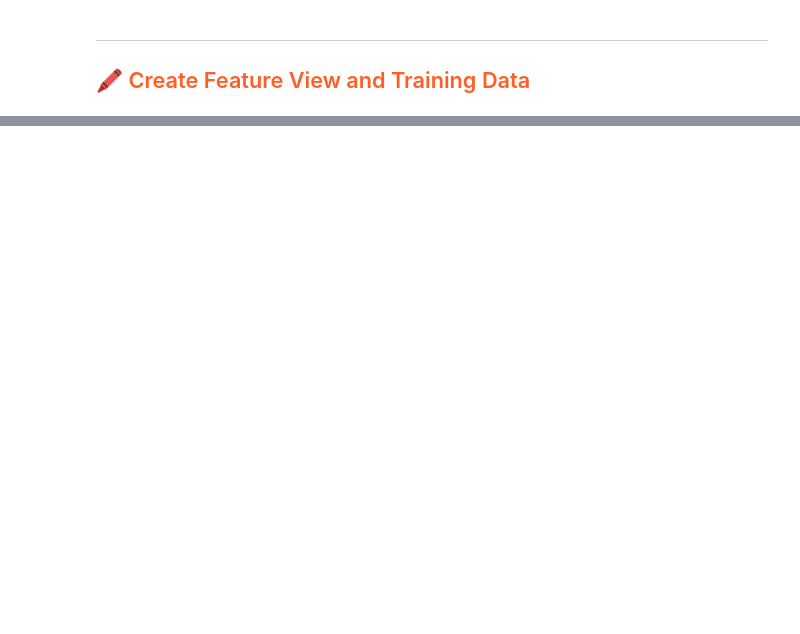
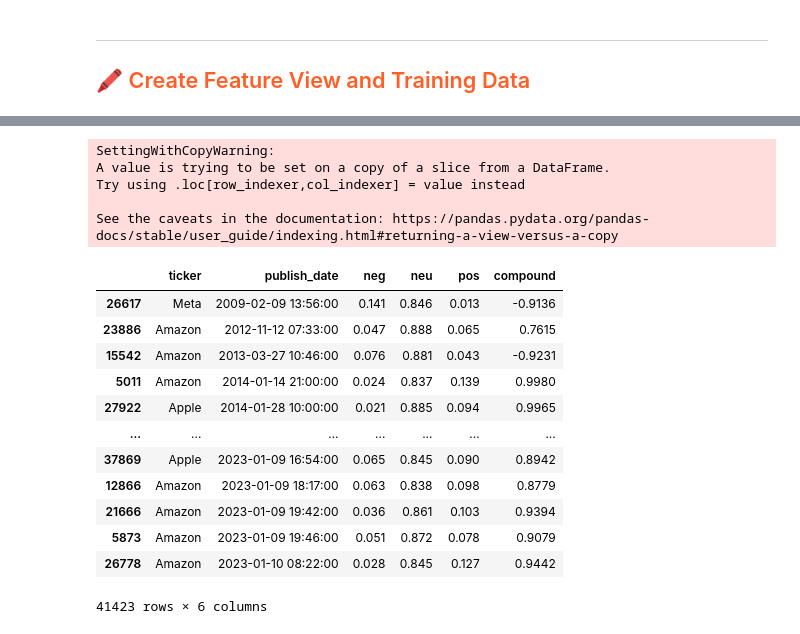
Before and after one commit to avatar46/ID2223, a Jupyter notebook: Pipelines/Feature_view.ipynb, the cells around one changed output, grey strips where cells are left out. Cells and saved outputs as stored; diff of their text form; code cells hidden in the pictures; blank space fills up the shorter version.

```diff
--- a/Pipelines/Feature_view.ipynb
+++ b/Pipelines/Feature_view.ipynb
@@ -33,4 +47,4 @@ stocks_fg = fs.get_or_create_feature_group(
     version = 1
 )
 # %%
-query = market_sentiments_fg.select_all().join(stocks_fg.select_all())
+query = market_sentiments_fg.select_all()
@@ -52,0 +51,2 @@ query.read()
+# %%
+market_sentiments = query.read()
@@ -52,0 +83,39 @@ query.read()
+# %%
+keep_columns = ['ticker', 'publish_date', 'neg', 'neu', 'pos', 'compound']
+sentiment_df = market_sentiments[keep_columns]
+# %%
+import pandas as pd
+from datetime import datetime, timedelta
+
+def time_2_datetime(x):
+
+    dt_obj = datetime.fromtimestamp(x / 1000)
+    return dt_obj
+
+def datetime_2_int(x):
+
+    dt_obj = datetime.strptime(str(x), '%Y-%m-%d')
+    dt_obj = dt_obj.timestamp() * 1000
+    return int(dt_obj)
+# %%
+sentiment_df.publish_date = sentiment_df.publish_date.apply(time_2_datetime)
+sentiment_df.sort_values(by='publish_date')
+# %% [output]
+SettingWithCopyWarning:
+A value is trying to be set on a copy of a slice from a DataFrame.
+Try using .loc[row_indexer,col_indexer] = value instead
+
+See the caveats in the documentation: https://pandas.pydata.org/pandas-docs/stable/user_guide/indexing.html#returning-a-view-versus-a-copy
+|  | ticker | publish_date | neg | neu | pos | compound |
+| 26617 | Meta | 2009-02-09 13:56:00 | 0.141 | 0.846 | 0.013 | -0.9136 |
+| 23886 | Amazon | 2012-11-12 07:33:00 | 0.047 | 0.888 | 0.065 | 0.7615 |
+| 15542 | Amazon | 2013-03-27 10:46:00 | 0.076 | 0.881 | 0.043 | -0.9231 |
+| 5011 | Amazon | 2014-01-14 21:00:00 | 0.024 | 0.837 | 0.139 | 0.9980 |
+| 27922 | Apple | 2014-01-28 10:00:00 | 0.021 | 0.885 | 0.094 | 0.9965 |
+| ... | ... | ... | ... | ... | ... | ... |
+| 37869 | Apple | 2023-01-09 16:54:00 | 0.065 | 0.845 | 0.090 | 0.8942 |
+| 12866 | Amazon | 2023-01-09 18:17:00 | 0.063 | 0.838 | 0.098 | 0.8779 |
+| 21666 | Amazon | 2023-01-09 19:42:00 | 0.036 | 0.861 | 0.103 | 0.9394 |
+| 5873 | Amazon | 2023-01-09 19:46:00 | 0.051 | 0.872 | 0.078 | 0.9079 |
+| 26778 | Amazon | 2023-01-10 08:22:00 | 0.028 | 0.845 | 0.127 | 0.9442 |
+41423 rows × 6 columns
```
Also changed, not shown: parts of 17 cells of this notebook, 7 other files.
